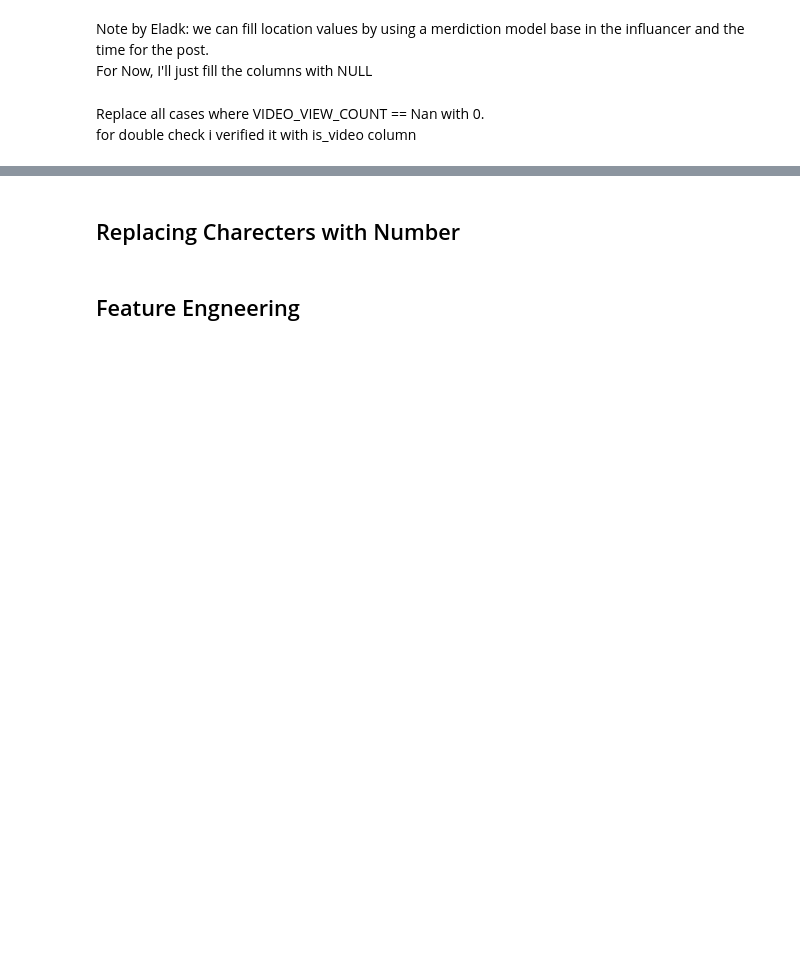
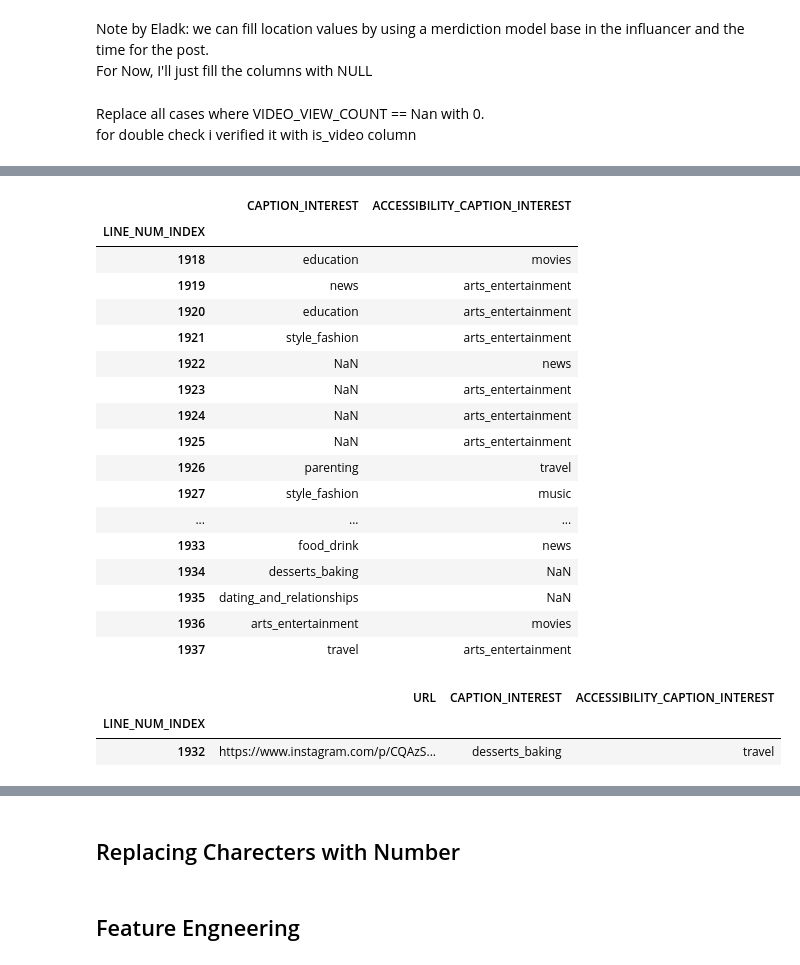
Before and after one commit to Raanank10/Instagram-s-influencers, a Jupyter notebook: Instagram_influencers_eladk_20210908.ipynb, the cells around one changed output, grey strips where cells are left out. Saved outputs shown, nothing was run; the diff lists cells and outputs as text; code cells hidden in the pictures; blank space fills up the shorter version.

```diff
--- a/Instagram_influencers_eladk_20210908.ipynb
+++ b/Instagram_influencers_eladk_20210908.ipynb
@@ -265,0 +316,27 @@ Eladk note 8-Sep-2021: I still need to handle missing values in column:
+# %%
+df[['CAPTION_INTEREST','ACCESSIBILITY_CAPTION_INTEREST']].head(20)
+# %% [output]
+|  | CAPTION_INTEREST | ACCESSIBILITY_CAPTION_INTEREST |
+| LINE_NUM_INDEX |  |  |
+| 1918 | education | movies |
+| 1919 | news | arts_entertainment |
+| 1920 | education | arts_entertainment |
+| 1921 | style_fashion | arts_entertainment |
+| 1922 | NaN | news |
+| 1923 | NaN | arts_entertainment |
+| 1924 | NaN | arts_entertainment |
+| 1925 | NaN | arts_entertainment |
+| 1926 | parenting | travel |
+| 1927 | style_fashion | music |
+| ... | ... | ... |
+| 1933 | food_drink | news |
+| 1934 | desserts_baking | NaN |
+| 1935 | dating_and_relationships | NaN |
+| 1936 | arts_entertainment | movies |
+| 1937 | travel | arts_entertainment |
+# %%
+df[df.index == 1932][['URL','CAPTION_INTEREST','ACCESSIBILITY_CAPTION_INTEREST']] # name,
+# %% [output]
+|  | URL | CAPTION_INTEREST | ACCESSIBILITY_CAPTION_INTEREST |
+| LINE_NUM_INDEX |  |  |  |
+| 1932 | https://www.instagram.com/p/CQAzS... | desserts_baking | travel |
```
Also changed, not shown: parts of 21 cells of this notebook.
